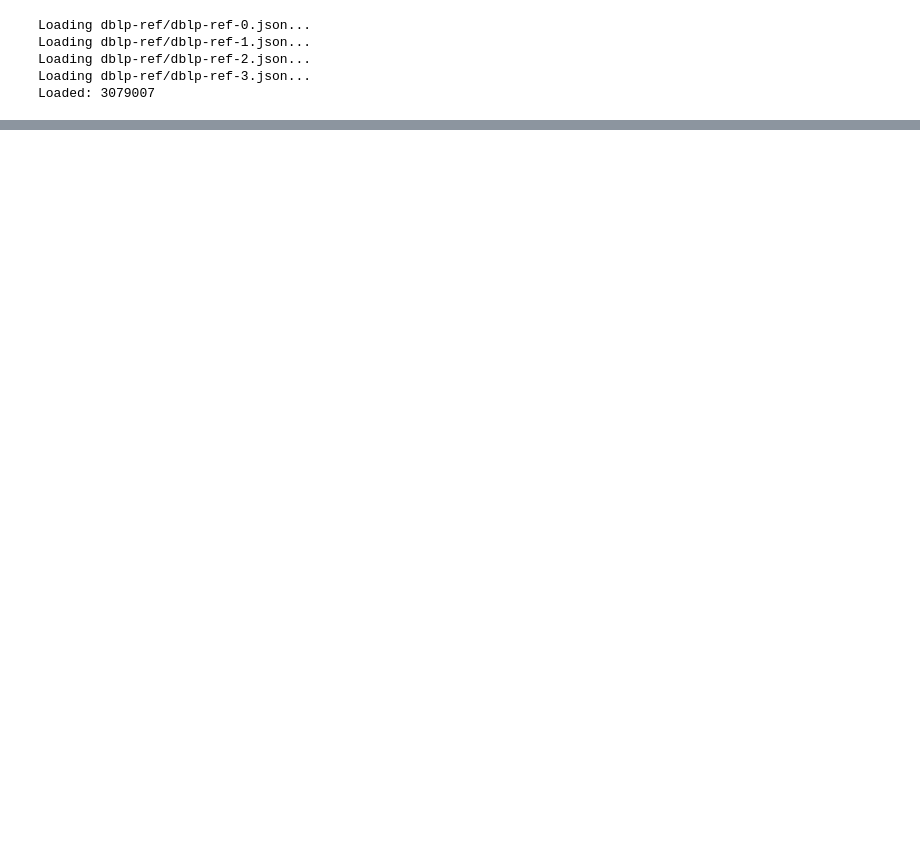
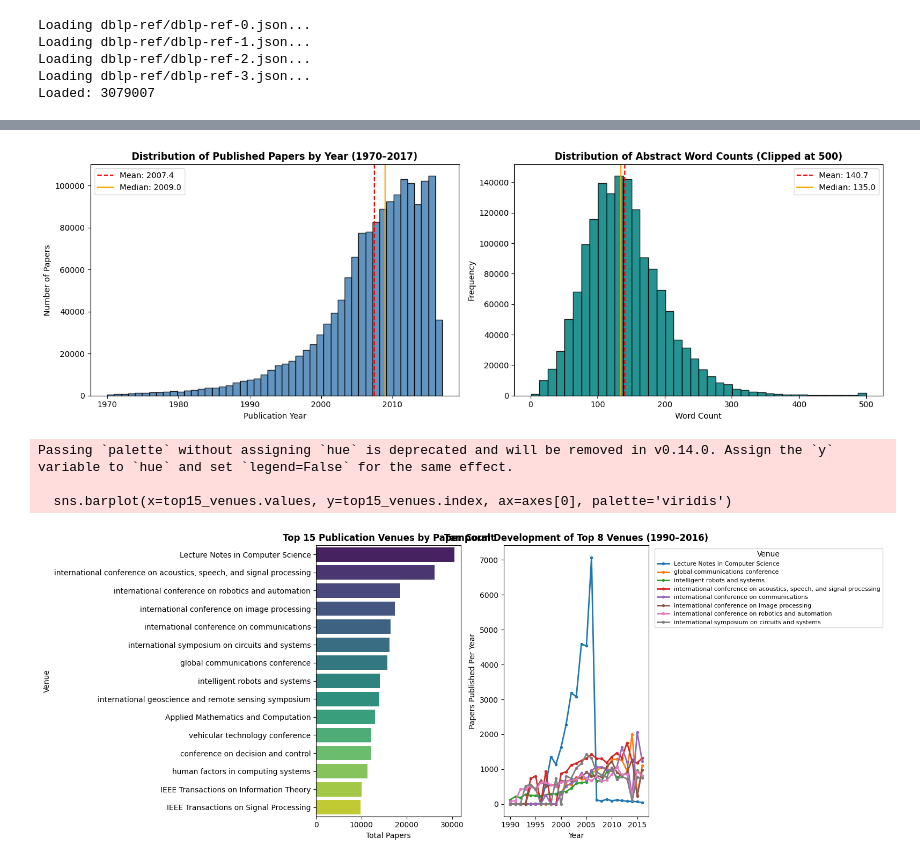
Before and after one commit to daferna3/ai-group-project, a Jupyter notebook: ai_group_project.ipynb, the cells around one changed output, grey strips where cells are left out. Cells and saved outputs as stored; diff of their text form; code cells hidden in the pictures; blank space fills up the shorter version.

Commit message:
Added to README, Add Task 1, EDA, visualizations and case studies

```diff
--- a/ai_group_project.ipynb
+++ b/ai_group_project.ipynb
@@ -57,0 +135,57 @@ print(f"Reduced features shape: {reduced.shape}")
+# %%
+# Distribution of Papers across years & Venue developments over time
+# Histogram of Publication Years & Abstract Lengths
+fig, axes = plt.subplots(1, 2, figsize=(15, 5))
+
+# Filter to reasonable post-1970 window for visual clarity while noting full range
+df_recent = df[df['year'] >= 1970]
+axes[0].hist(df_recent['year'], bins=48, color='steelblue', edgecolor='black', alpha=0.85)
+axes[0].axvline(df_recent['year'].mean(), color='red', linestyle='--', label=f"Mean: {df_recent['year'].mean():.1f}")
+axes[0].axvline(df_recent['year'].median(), color='orange', linestyle='-', label=f"Median: {df_recent['year'].median():.1f}")
+axes[0].set_title("Distribution of Published Papers by Year (1970–2017)", fontsize=12, fontweight='bold')
+axes[0].set_xlabel("Publication Year")
+axes[0].set_ylabel("Number of Papers")
+axes[0].legend()
+
+# Abstract Word Count Histogram
+axes[1].hist(df['abstract_word_count'].clip(upper=500), bins=40, color='teal', edgecolor='black', alpha=0.85)
+axes[1].axvline(df['abstract_word_count'].mean(), color='red', linestyle='--', label=f"Mean: {df['abstract_word_count'].mean():.1f}")
+axes[1].axvline(df['abstract_word_count'].median(), color='orange', linestyle='-', label=f"Median: {df['abstract_word_count'].median():.1f}")
+axes[1].set_title("Distribution of Abstract Word Counts (Clipped at 500)", fontsize=12, fontweight='bold')
+axes[1].set_xlabel("Word Count")
+axes[1].set_ylabel("Frequency")
+axes[1].legend()
+
+plt.tight_layout()
+plt.show()
+
+# Top 15 Venues by Total Volume & Temporal Growth of Top 8 Venues
+fig, axes = plt.subplots(1, 2, figsize=(16, 6))
+
+top15_venues = df['venue'].value_counts().head(15)
+sns.barplot(x=top15_venues.values, y=top15_venues.index, ax=axes[0], palette='viridis')
+axes[0].set_title("Top 15 Publication Venues by Paper Count", fontsize=12, fontweight='bold')
+axes[0].set_xlabel("Total Papers")
+axes[0].set_ylabel("Venue")
+
+top8_venue_names = df['venue'].value_counts().head(8).index
+venue_year_trends = (
+    df[(df['venue'].isin(top8_venue_names)) & (df['year'] >= 1990) & (df['year'] <= 2016)]
+    .groupby(['year', 'venue'])
+    .size()
+    .unstack(fill_value=0)
+)
+venue_year_trends.plot(ax=axes[1], linewidth=2, marker='o', markersize=3)
+axes[1].set_title("Temporal Development of Top 8 Venues (1990–2016)", fontsize=12, fontweight='bold')
+axes[1].set_xlabel("Year")
+axes[1].set_ylabel("Papers Published Per Year")
+axes[1].legend(title="Venue", bbox_to_anchor=(1.02, 1), loc='upper left', fontsize=8)
+
+plt.tight_layout()
+plt.show()
+# %% [output]
+[figure, added]
+Passing `palette` without assigning `hue` is deprecated and will be removed in v0.14.0. Assign the `y` variable to `hue` and set `legend=False` for the same effect.
+
+  sns.barplot(x=top15_venues.values, y=top15_venues.index, ax=axes[0], palette='viridis')
+[figure, added]
```
Also changed, not shown: parts of 12 cells of this notebook, 1 other file.
